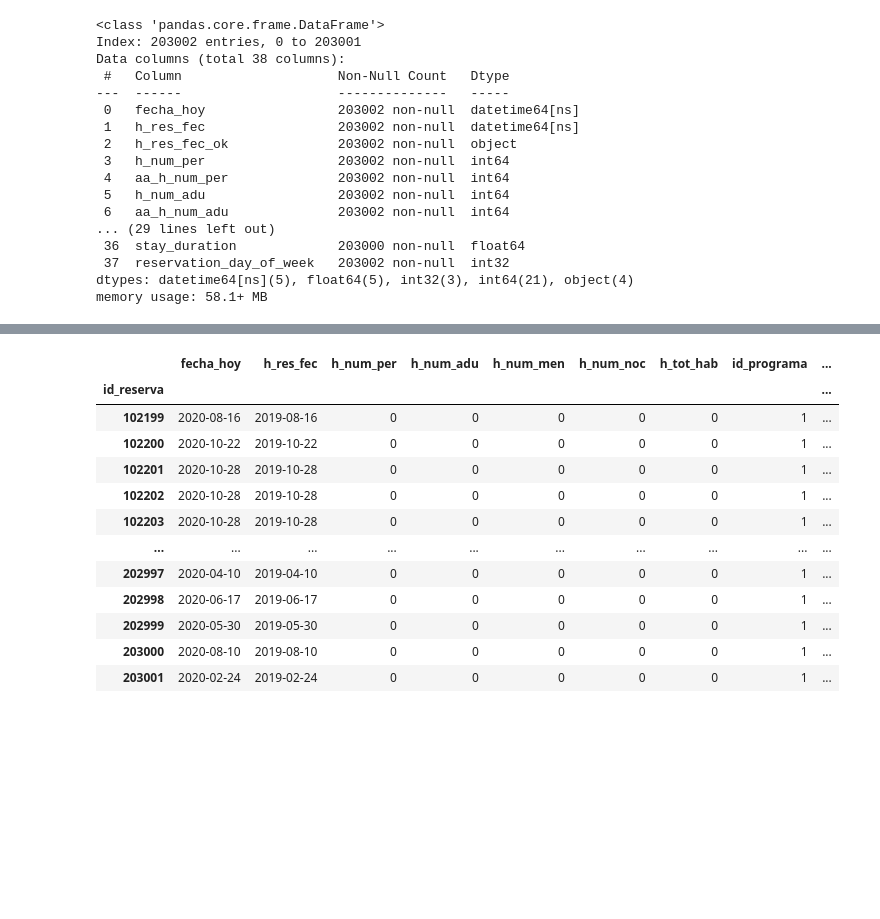
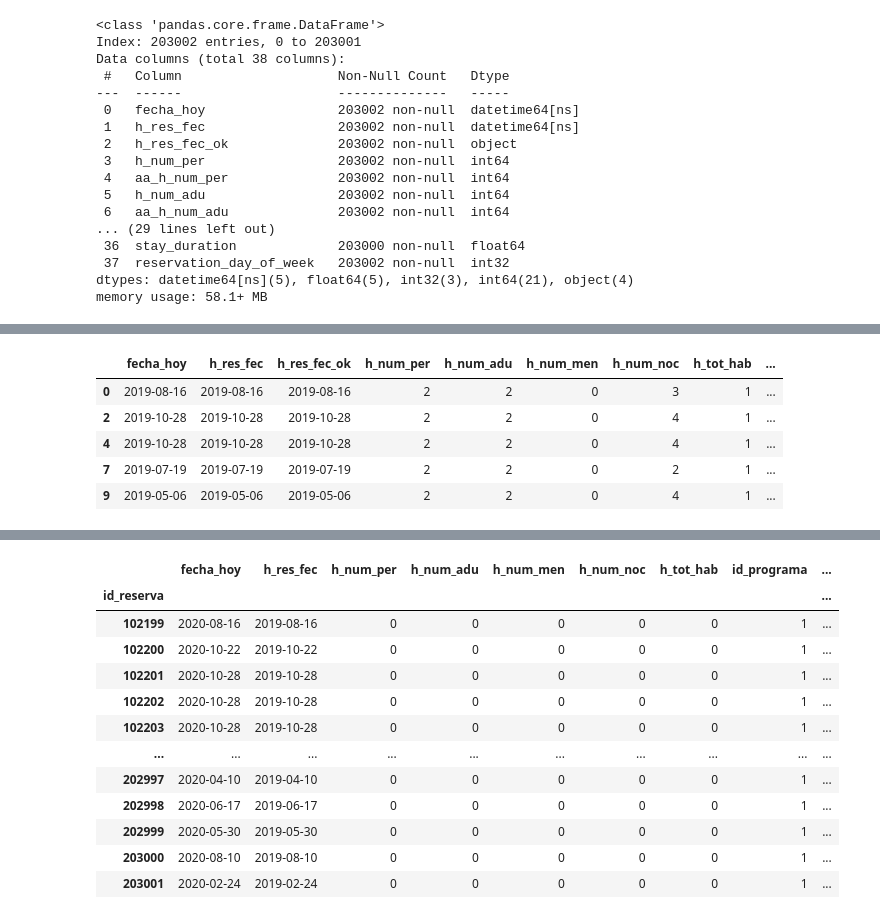
Before and after one commit to carolinahdzm/TCA_clasificacion_Equipo3, a Jupyter notebook: RESERVACIONES_ANALISIS.ipynb, the cells around one changed output, grey strips where cells are left out. Drawn from its saved outputs; the diff is of its cells as text; code cells hidden in the pictures; blank space fills up the shorter version.

```diff
--- a/RESERVACIONES_ANALISIS.ipynb
+++ b/RESERVACIONES_ANALISIS.ipynb
@@ -478,3 +514,24 @@ df_resv.head()
+# %%
+import pandas as pd
+
+# Sample data conversion, adapt column names and formats as necessary
+df_resv['h_fec_lld_ok'] = pd.to_datetime(df_resv['h_fec_lld_ok'], errors='coerce')  # Use 'coerce' to handle any non-conformable values
+df_resv['h_ult_cam_fec_ok'] = pd.to_datetime(df_resv['h_ult_cam_fec_ok'], errors='coerce')
+
+# Calculate the difference in days between arrival and last change
+df_resv['days_btwn_change_arrival'] = abs((df_resv['h_fec_lld_ok'] - df_resv['h_ult_cam_fec_ok']).dt.days)
+
+# Create a binary target: 1 if days_between is 0, else 0 (you might have actual no-show data to use here)
+df_resv['is_no_show'] = ((df_resv['days_btwn_change_arrival']==0) & (df_resv['reservacion']==0)).astype(int)
+
+df_resv.head()
+# %% [output]
+|  | fecha_hoy | h_res_fec | h_res_fec_ok | h_num_per | h_num_adu | h_num_men | h_num_noc | h_tot_hab | ... |
+| 0 | 2019-08-16 | 2019-08-16 | 2019-08-16 | 2 | 2 | 0 | 3 | 1 | ... |
+| 2 | 2019-10-28 | 2019-10-28 | 2019-10-28 | 2 | 2 | 0 | 4 | 1 | ... |
+| 4 | 2019-10-28 | 2019-10-28 | 2019-10-28 | 2 | 2 | 0 | 4 | 1 | ... |
+| 7 | 2019-07-19 | 2019-07-19 | 2019-07-19 | 2 | 2 | 0 | 2 | 1 | ... |
+| 9 | 2019-05-06 | 2019-05-06 | 2019-05-06 | 2 | 2 | 0 | 4 | 1 | ... |
 # %%
 corr_resv = df_resv.corr(numeric_only=True)
 plt.figure(figsize=(16, 14))
```
Also changed, not shown: parts of 8 cells of this notebook.
